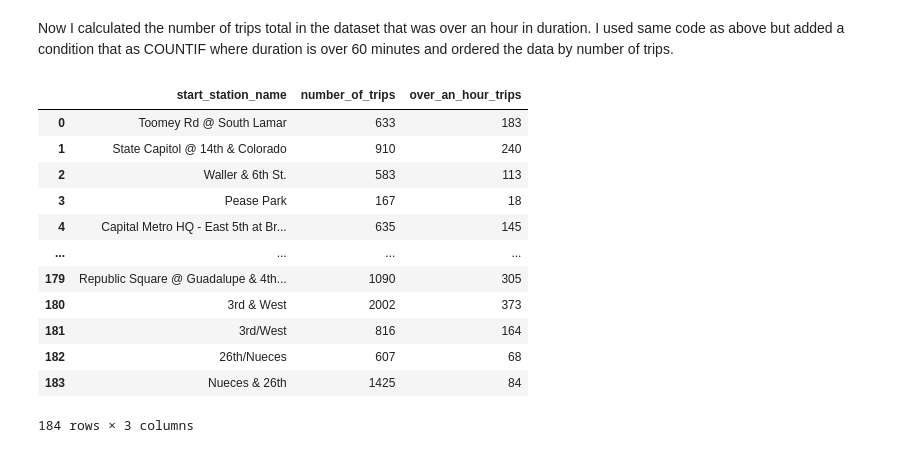
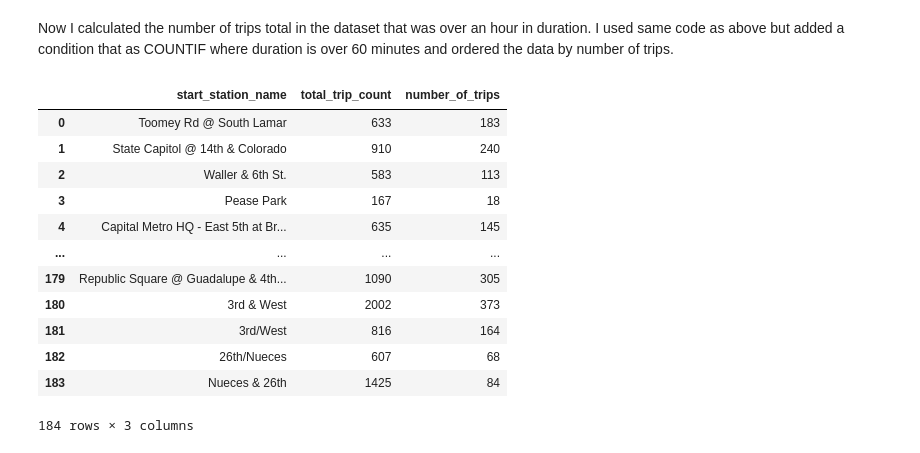
Before and after one commit to aayushbhurtel/Data_Visualization, a Jupyter notebook: Quiz5.ipynb, the cells around one changed output. Drawn from its saved outputs; the diff is of its cells as text; code cells hidden in the pictures.

```diff
--- a/Quiz5.ipynb
+++ b/Quiz5.ipynb
@@ -105,12 +104,12 @@ Now I calculated the number of trips total in the dataset that was over an hour
 # %%
 %%bigquery --project data-viz-big-query
 
-SELECT start_station_name, COUNT(start_station_name) as number_of_trips, COUNTIF(duration_minutes > 60) as over_an_hour_trips
+SELECT start_station_name as start_station_name, COUNT(start_station_name) as total_trip_count, COUNTIF(duration_minutes>60) as number_of_trips
 FROM `bigquery-public-data.austin_bikeshare.bikeshare_trips`
 WHERE start_station_name = end_station_name
 GROUP BY start_station_name
 # %% [output]
-|  | start_station_name | number_of_trips | over_an_hour_trips |
+|  | start_station_name | total_trip_count | number_of_trips |
 | 0 | Toomey Rd @ South Lamar | 633 | 183 |
 | 1 | State Capitol @ 14th & Colorado | 910 | 240 |
 | 2 | Waller & 6th St. | 583 | 113 |
```
Also changed, not shown: parts of 1 cell of this notebook.
